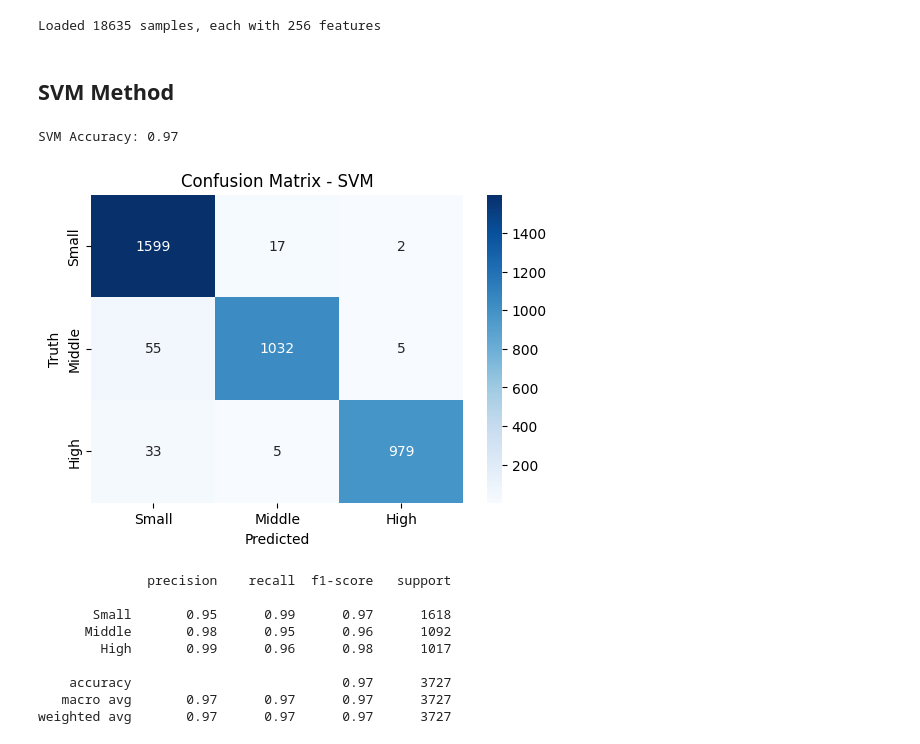
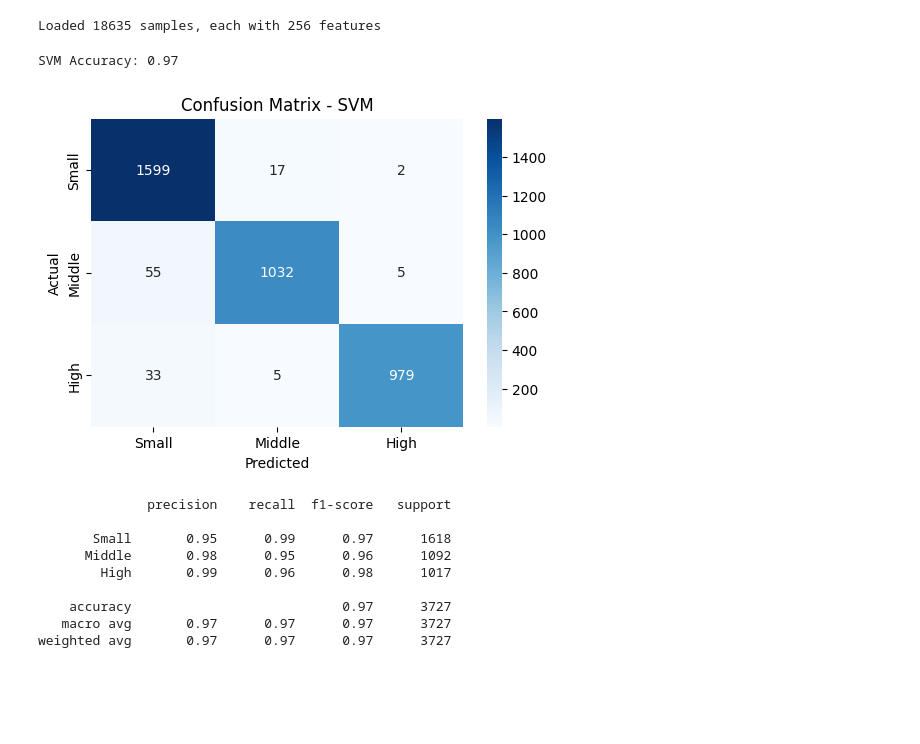
Before and after one commit to Arash-Keshavarz/EIT_Thigh_Force_Estimation, a Jupyter notebook: DL_Approaches/Classification.ipynb, the cells around one changed output. Saved outputs shown, nothing was run; the diff lists cells and outputs as text; code cells hidden in the pictures; blank space fills up the shorter version.

```diff
--- a/DL_Approaches/Classification.ipynb
+++ b/DL_Approaches/Classification.ipynb
@@ -53,42 +58,40 @@ y = np.array(y)
 print(f"Loaded {len(X)} samples, each with {X.shape[1]} features")
 # %% [output]
 Loaded 18635 samples, each with 256 features
-# %% [markdown]
-## SVM Method
 # %%
 X_train, X_test, y_train, y_test = train_test_split(X, y, test_size=0.2, random_state=42)
+
+## Initialize random forest
 
 # Standardize features
 scaler = StandardScaler()
 X_train = scaler.fit_transform(X_train)
 X_test = scaler.transform(X_test)
 
-# Initialize and train SVM model
-svm_model = SVC(kernel='linear')
+## Initialize and train SVM
+svm_model = SVC(kernel='linear')  # Linear kernel SVM
 svm_model.fit(X_train, y_train)
 
-# Make predictions on the test set
 y_pred_svm = svm_model.predict(X_test)
 
-# Evaluate SVM accuracy on the test set
+# Evaluate SVM accuracy
 accuracy_svm = accuracy_score(y_test, y_pred_svm)
 print(f'SVM Accuracy: {accuracy_svm:.2f}')
 
-# Confusion matrix for SVM (only on test set)
 cm_svm = confusion_matrix(y_test, y_pred_svm)
 
-# Plot confusion matrix
 plt.figure(figsize=(6,4))
 sns.heatmap(cm_svm, annot=True, fmt="d", cmap="Blues", xticklabels=["Small", "Middle", "High"], yticklabels=["Small", "Middle", "High"])
 plt.xlabel('Predicted')
-plt.ylabel('Truth')
+plt.ylabel('Actual')
 plt.title('Confusion Matrix - SVM')
 plt.show()
 
+# classification report
 print(classification_report(y_test, y_pred_svm, target_names=["Small", "Middle", "High"]))
 # %% [output]
 SVM Accuracy: 0.97
-[figure, old version]
+[figure, new version]
               precision    recall  f1-score   support
 
        Small       0.95      0.99      0.97      1618
```
Also changed, not shown: parts of 9 cells of this notebook, 22 other files.
